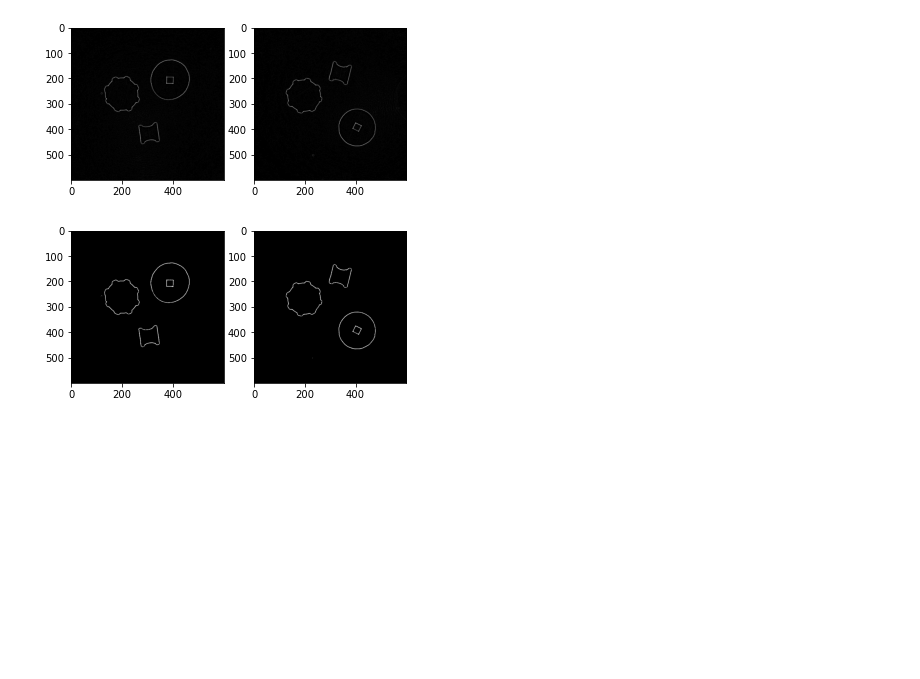
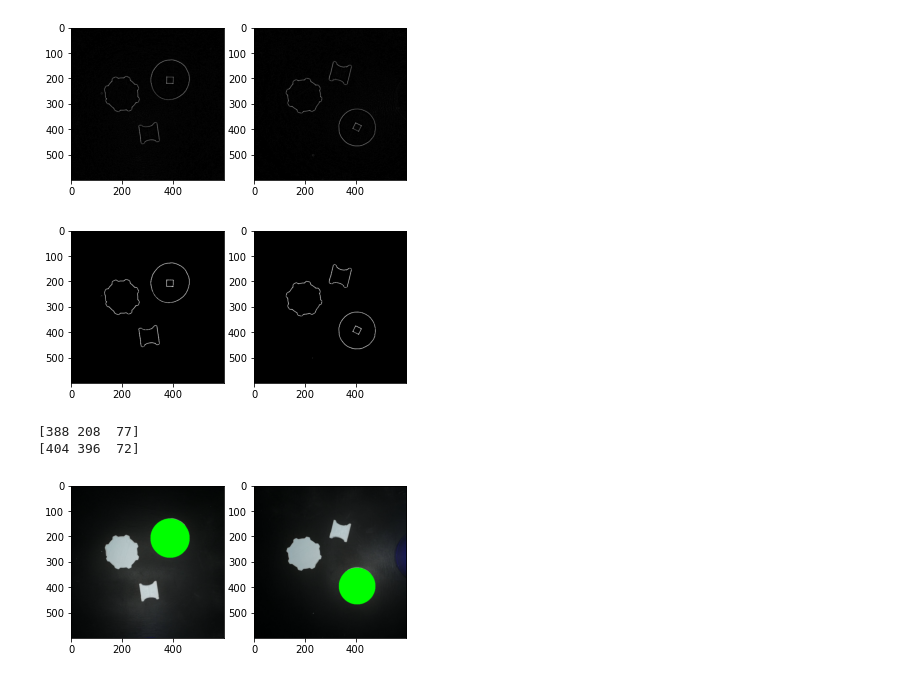
Before and after one commit to MarvinMVargas/Clase-de-Sistemas-de-Visi-n, a Jupyter notebook: PIA/VSNM_PIA.ipynb, the cells around one changed output. Cells and saved outputs as stored; diff of their text form; code cells hidden in the pictures; blank space fills up the shorter version.

```diff
--- a/PIA/VSNM_PIA.ipynb
+++ b/PIA/VSNM_PIA.ipynb
@@ -108,3 +108,26 @@ for i in range(len(binaryImgs)):
     axs[i].imshow(binaryImgs[i],cmap = 'gray')
 # %% [output]
 [figure]
+# %%
+circles = []
+imgs = rsImgs
+
+for img in binaryImgs:
+    circles.append(cv.HoughCircles(img,cv.HOUGH_GRADIENT,1,20,
+                            param1=50,param2=30,minRadius=0,maxRadius=0))
+
+circles = np.uint16(np.around(circles))
+
+for i in range(len(circles)):
+    for circle in circles[i][0]:
+        print(circle)
+        cv.circle(imgs[i],(circle[0],circle[1]),circle[2],(0,255,0),-1)
+
+fig,axs = plt.subplots(1,2)
+
+for i in range(len(axs)):
+    axs[i].imshow(imgs[i])
+# %% [output]
+[388 208  77]
+[404 396  72]
+[figure, added]
```
